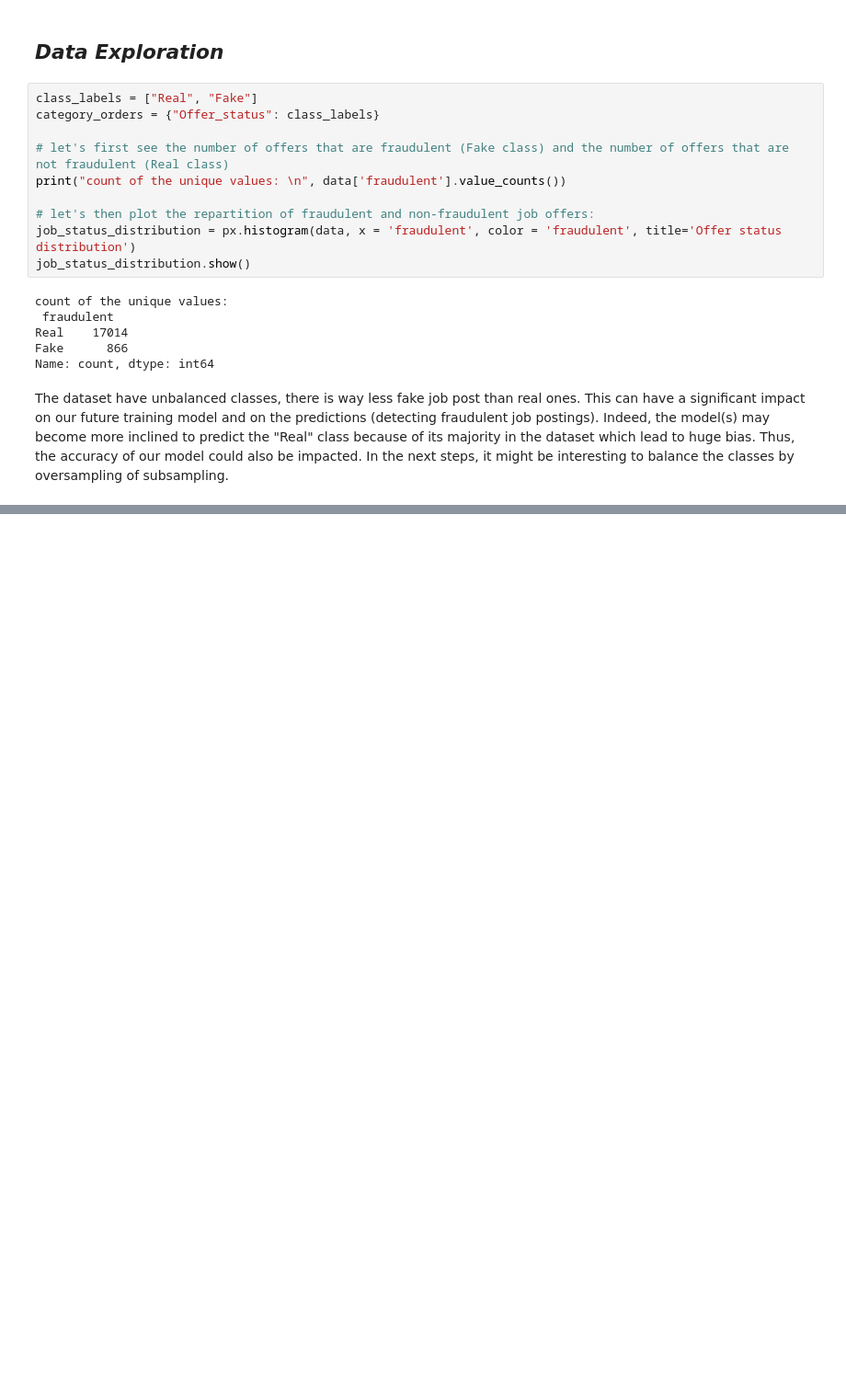
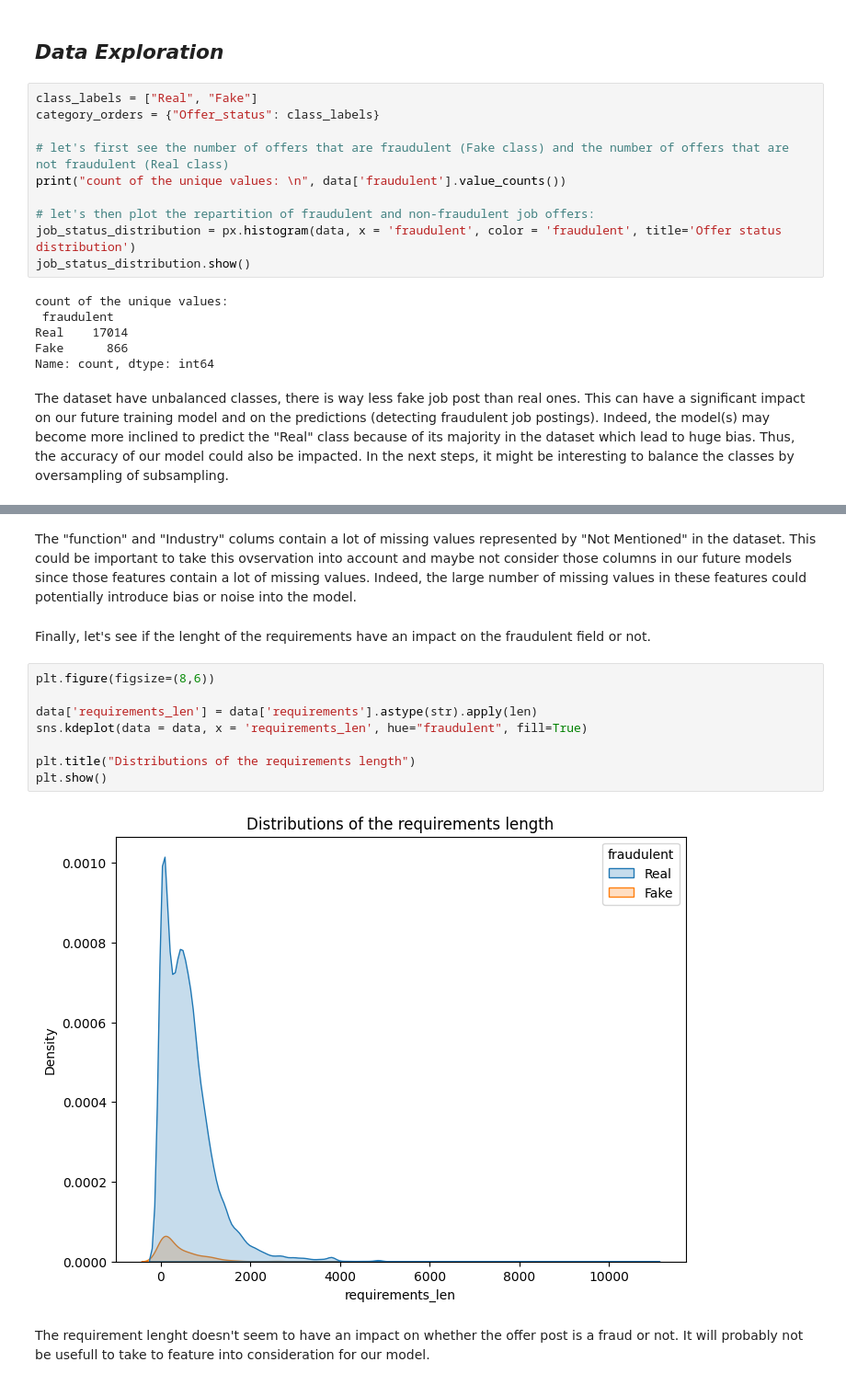
Before and after one commit to claragbl/Fraudulent_job_detection_NLP, a Jupyter notebook: 1-exploratory_data_analysis.ipynb, the cells around one changed output, grey strips where cells are left out. Shown: that part at 92% size. Cells and saved outputs as stored; diff of their text form; blank space fills up the shorter version.

```diff
--- a/1-exploratory_data_analysis.ipynb
+++ b/1-exploratory_data_analysis.ipynb
@@ -75,0 +98,16 @@ The dataset have unbalanced classes, there is way less fake job post than real o
+# %% [markdown]
+The "function" and "Industry" colums contain a lot of missing values represented by "Not Mentioned" in the dataset. This could be important to take this ovservation into account and maybe not consider those columns in our future models since those features contain a lot of missing values. Indeed, the large number of missing values in these features could potentially introduce bias or noise into the model.
+# %% [markdown]
+Finally, let's see if the lenght of the requirements have an impact on the fraudulent field or not.
+# %%
+plt.figure(figsize=(8,6))
+
+data['requirements_len'] = data['requirements'].astype(str).apply(len)
+sns.kdeplot(data = data, x = 'requirements_len', hue="fraudulent", fill=True)
+
+plt.title("Distributions of the requirements length")
+plt.show()
+# %% [output]
+[figure, added]
+# %% [markdown]
+The requirement lenght doesn't seem to have an impact on whether the offer post is a fraud or not. It will probably not be usefull to take to feature into consideration for our model.
```
Also changed, not shown: parts of 3 cells of this notebook, 2 other files.
